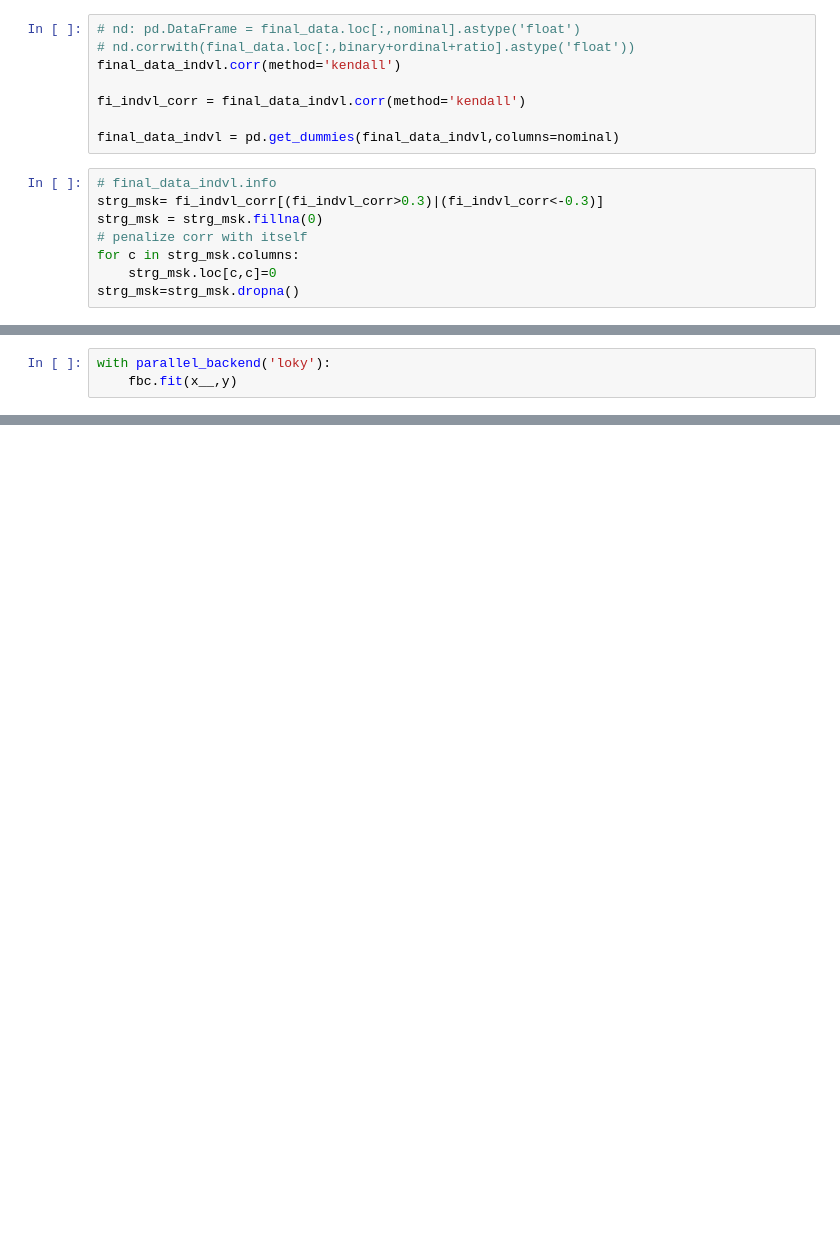
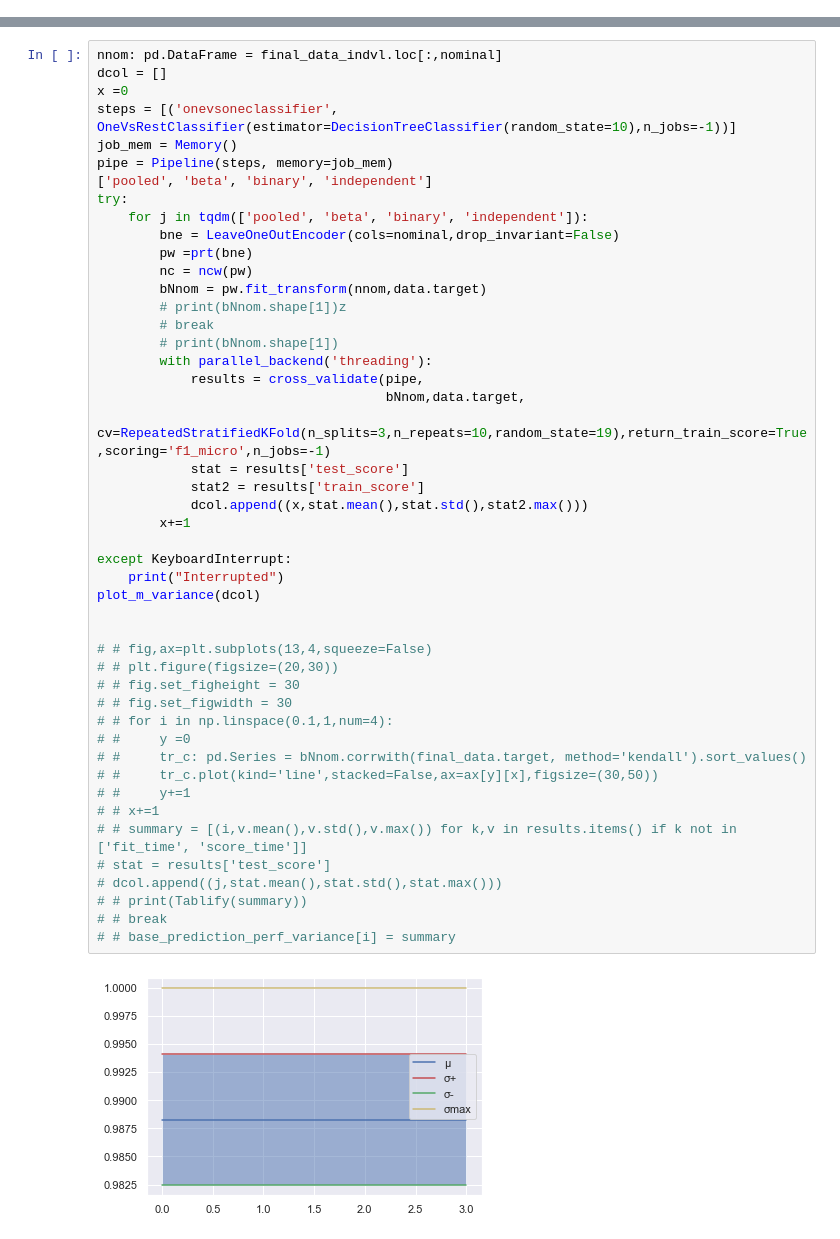
Before and after one commit to risan-raja/sdpiit, a Jupyter notebook: notebooks/ML_build.ipynb, the cells around one changed output, grey strips where cells are left out. Saved outputs shown, nothing was run; the diff lists cells and outputs as text; blank space fills up the shorter version.

```diff
--- a/notebooks/ML_build.ipynb
+++ b/notebooks/ML_build.ipynb
@@ -652,16 +0,0 @@ for k,v in f_sets_kendall.items():
-# %%
-# nd: pd.DataFrame = final_data.loc[:,nominal].astype('float')
-# nd.corrwith(final_data.loc[:,binary+ordinal+ratio].astype('float'))
-final_data_indvl.corr(method='kendall')
-
-fi_indvl_corr = final_data_indvl.corr(method='kendall')
-
-final_data_indvl = pd.get_dummies(final_data_indvl,columns=nominal)
-# %%
-# final_data_indvl.info
-strg_msk= fi_indvl_corr[(fi_indvl_corr>0.3)|(fi_indvl_corr<-0.3)]
-strg_msk = strg_msk.fillna(0)
-# penalize corr with itself
-for c in strg_msk.columns:
-    strg_msk.loc[c,c]=0
-strg_msk=strg_msk.dropna()
@@ -790,3 +0,0 @@ fbc = FeatBoostClassifier([h1,LogisticRegression(random_state=43,tol=0.00000001,
-# %%
-with parallel_backend('loky'):
-    fbc.fit(x__,y)
@@ -858,0 +692,49 @@ np.array([ 1.25921561,  2.7317216 , 22.76970255])
+# %%
+nnom: pd.DataFrame = final_data_indvl.loc[:,nominal]
+dcol = []
+x =0
+steps = [('onevsoneclassifier',  OneVsRestClassifier(estimator=DecisionTreeClassifier(random_state=10),n_jobs=-1))]
+job_mem = Memory()
+pipe = Pipeline(steps, memory=job_mem)
+['pooled', 'beta', 'binary', 'independent']
+try:
+    for j in tqdm(['pooled', 'beta', 'binary', 'independent']):
+        bne = LeaveOneOutEncoder(cols=nominal,drop_invariant=False)
+        pw =prt(bne)
+        nc = ncw(pw)
+        bNnom = pw.fit_transform(nnom,data.target)
+        # print(bNnom.shape[1])z
+        # break
+        # print(bNnom.shape[1])
+        with parallel_backend('threading'):
+            results = cross_validate(pipe,
+                                     bNnom,data.target,
+                                     cv=RepeatedStratifiedKFold(n_splits=3,n_repeats=10,random_state=19),return_train_score=True,scoring='f1_micro',n_jobs=-1)
+            stat = results['test_score']
+            stat2 = results['train_score']
+            dcol.append((x,stat.mean(),stat.std(),stat2.max()))
+        x+=1
+
+except KeyboardInterrupt:
+    print("Interrupted")
+plot_m_variance(dcol)
+
+
+# # fig,ax=plt.subplots(13,4,squeeze=False)
+# # plt.figure(figsize=(20,30))
+# # fig.set_figheight = 30
+# # fig.set_figwidth = 30
+# # for i in np.linspace(0.1,1,num=4):
+# #     y =0
+# #     tr_c: pd.Series = bNnom.corrwith(final_data.target, method='kendall').sort_values()
+# #     tr_c.plot(kind='line',stacked=False,ax=ax[y][x],figsize=(30,50))
+# #     y+=1
+# # x+=1
+# # summary = [(i,v.mean(),v.std(),v.max()) for k,v in results.items() if k not in ['fit_time', 'score_time']]
+# stat = results['test_score']
+# dcol.append((j,stat.mean(),stat.std(),stat.max()))
+# # print(Tablify(summary))
+# # break
+# # base_prediction_perf_variance[i] = summary
+# %% [output]
+[figure, added]
```
Also changed, not shown: parts of 39 cells of this notebook, 13 other files.
